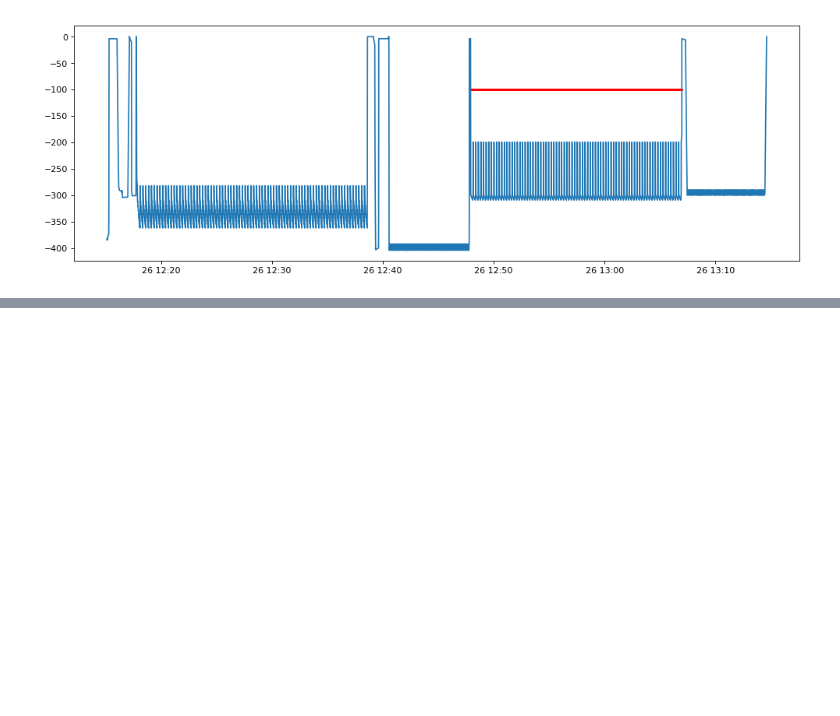
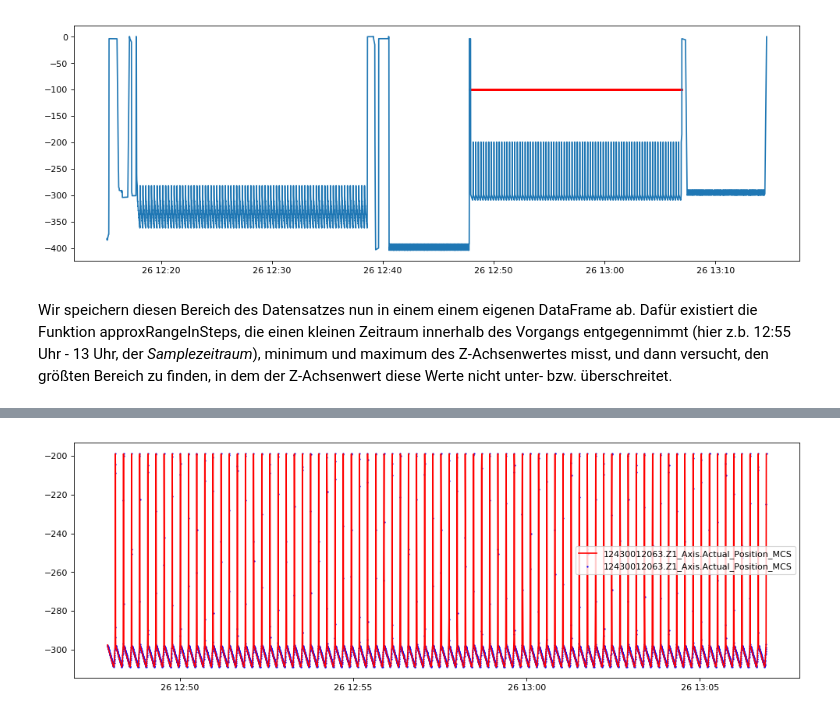
Before and after one commit to Xavubil/master_project_machine_learning, a Jupyter notebook: data_exploration/Datenaufbereitung_Vorgehen.ipynb, the cells around one changed output, grey strips where cells are left out. Saved outputs shown, nothing was run; the diff lists cells and outputs as text; code cells hidden in the pictures; blank space fills up the shorter version.

Commit message:
kleine Änderung an der Importbib Weitere Arbeit an erklärendem Notebook

```diff
--- a/data_exploration/Datenaufbereitung_Vorgehen.ipynb
+++ b/data_exploration/Datenaufbereitung_Vorgehen.ipynb
@@ -58,3 +61,15 @@ plt.scatter(dfReibdaten.timeStamp,[-100]*len(dfReibdaten), s=1.0,c='r')
 # %% [output]
 <matplotlib.collections.PathCollection at 0x...>
 [figure]
+# %% [markdown]
+Wir speichern diesen Bereich des Datensatzes nun in einem einem eigenen DataFrame ab. Dafür existiert die Funktion approxRangeInSteps, die einen kleinen Zeitraum innerhalb des Vorgangs entgegennimmt (hier z.b. 12:55 Uhr - 13 Uhr, der *Samplezeitraum*), minimum und maximum des Z-Achsenwertes misst, und dann versucht, den größten Bereich zu finden, in dem der Z-Achsenwert diese Werte nicht unter- bzw. überschreitet.
+# %%
+dtSampleStart = datetime(2019,11,26,12,55)
+dtSampleEnd = datetime(2019,11,26,13,0)
+
+dtNewStart,dtNewEnd = importbib.approxRangeInSteps(dfTimeFrame,dtSampleStart,dtSampleEnd)
+print(str(dtNewStart))
+print(str(dtNewEnd))
+dfEineEbene = dfTimeFrame.loc[lambda l: ((dtNewStart <= l.timeStamp) & (l.timeStamp <= dtNewEnd)),:]
+importbib.plotActualZ1(dfEineEbene, saveFile=False)
+# %% [output]
@@ -60,0 +80 @@ plt.scatter(dfReibdaten.timeStamp,[-100]*len(dfReibdaten), s=1.0,c='r')
+[figure, added]
```
Also changed, not shown: parts of 16 cells of this notebook, 1 other file.
